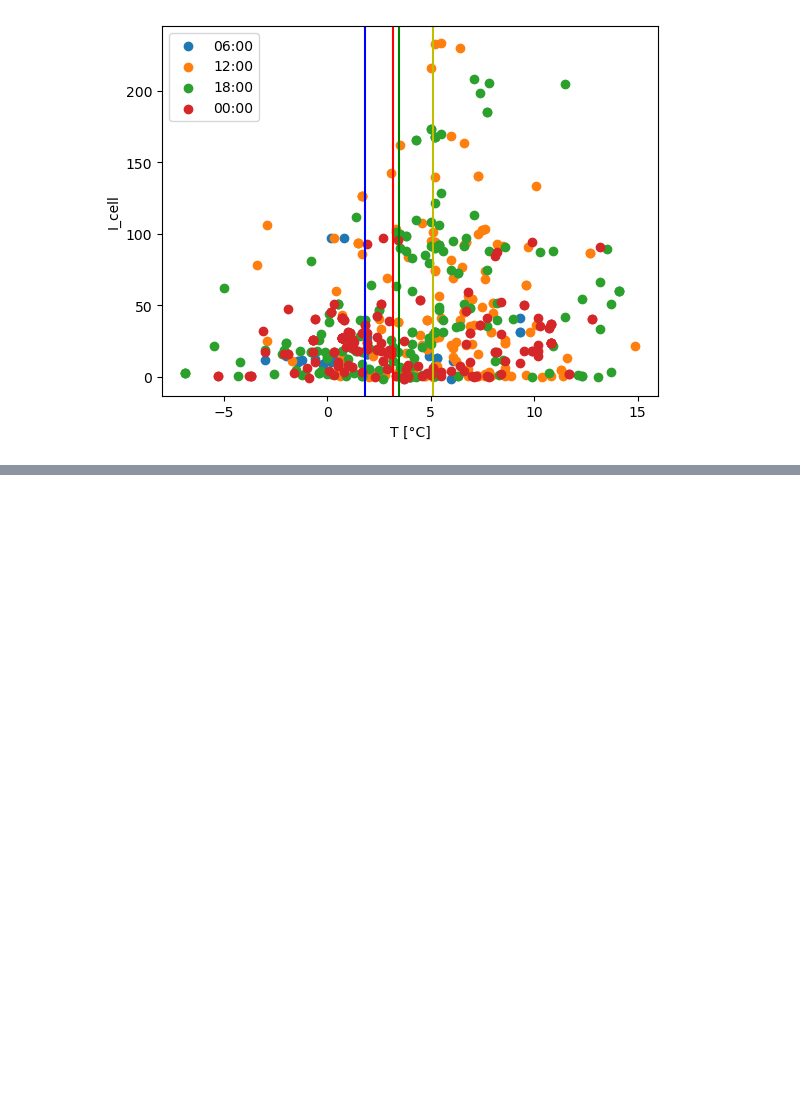
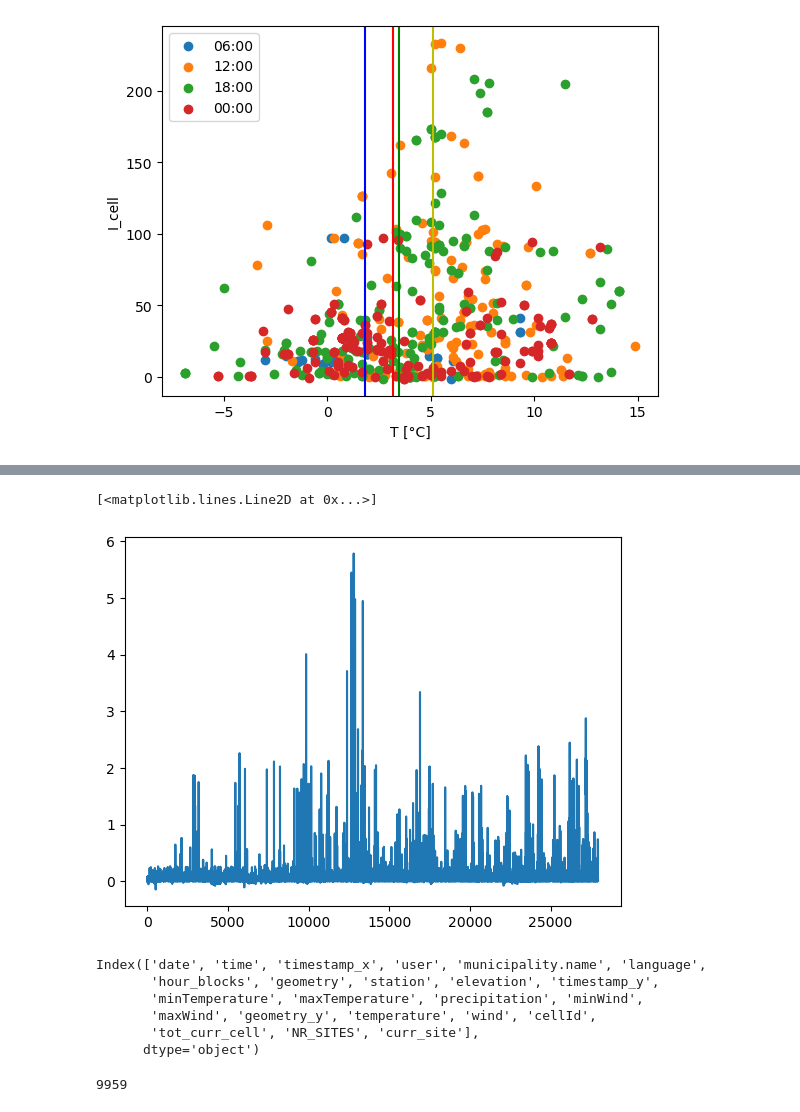
Before and after one commit to giorgiomi/social-pulse-predictor, a Jupyter notebook: notebooks/electrical_features.ipynb, the cells around one changed output, grey strips where cells are left out. Saved outputs shown, nothing was run; the diff lists cells and outputs as text; code cells hidden in the pictures; blank space fills up the shorter version.

```diff
--- a/notebooks/electrical_features.ipynb
+++ b/notebooks/electrical_features.ipynb
@@ -356,0 +417,2 @@ plt.legend()
+# %%
+df_final['curr_site'] = (df_final['tot_curr_cell']/df_final['NR_SITES']).fillna(0)
@@ -356,0 +435,18 @@ plt.legend()
+# %%
+plt.plot(df_final['curr_site'])
+# %% [output]
+[<matplotlib.lines.Line2D at 0x...>]
+[figure, added]
+# %%
+df_final.columns
+# %% [output]
+Index(['date', 'time', 'timestamp_x', 'user', 'municipality.name', 'language',
+       'hour_blocks', 'geometry', 'station', 'elevation', 'timestamp_y',
+       'minTemperature', 'maxTemperature', 'precipitation', 'minWind',
+       'maxWind', 'geometry_y', 'temperature', 'wind', 'cellId',
+       'tot_curr_cell', 'NR_SITES', 'curr_site'],
+      dtype='object')
+# %%
+df_final['maxWind'].isna().sum()
+# %% [output]
+9959
```
Also changed, not shown: parts of 14 cells of this notebook, 6 other files.
